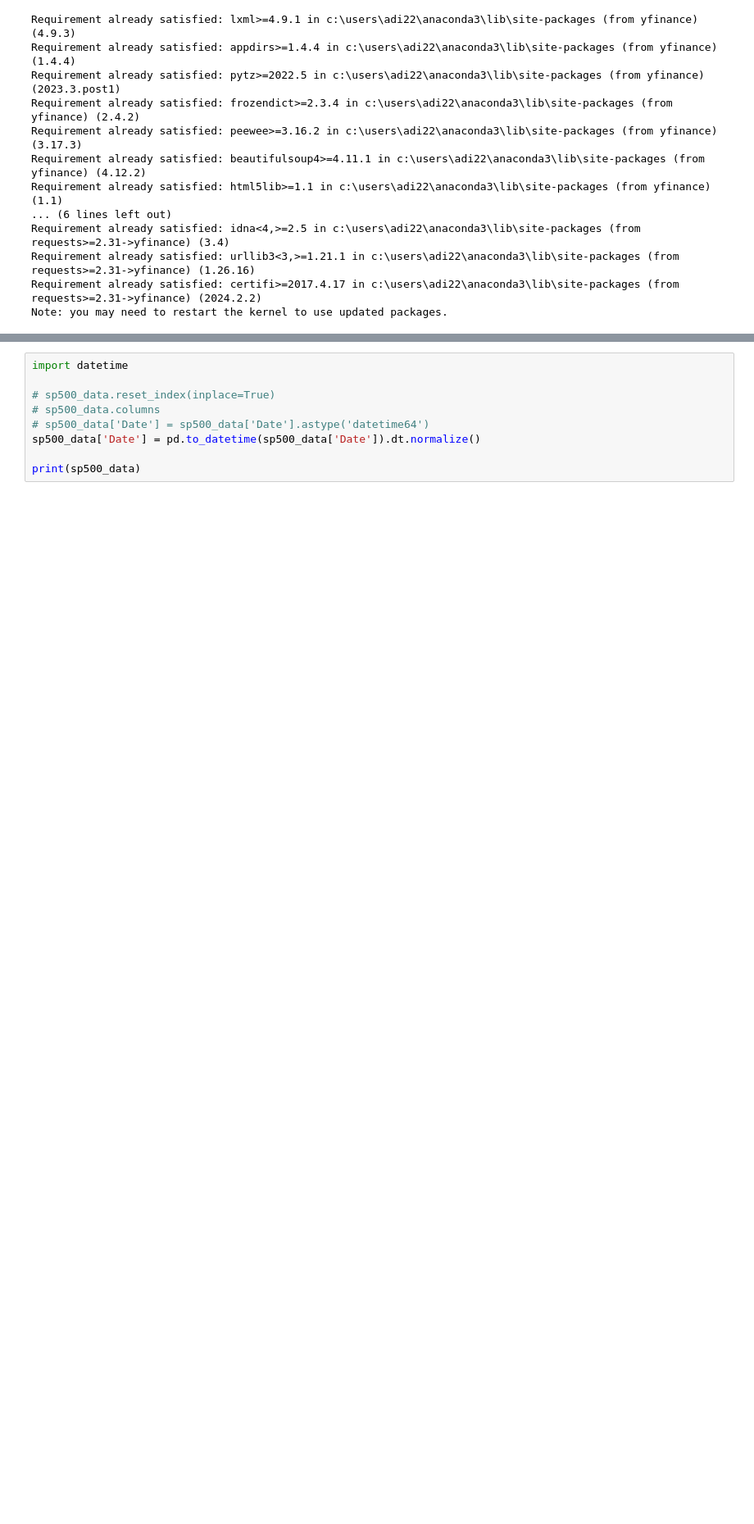
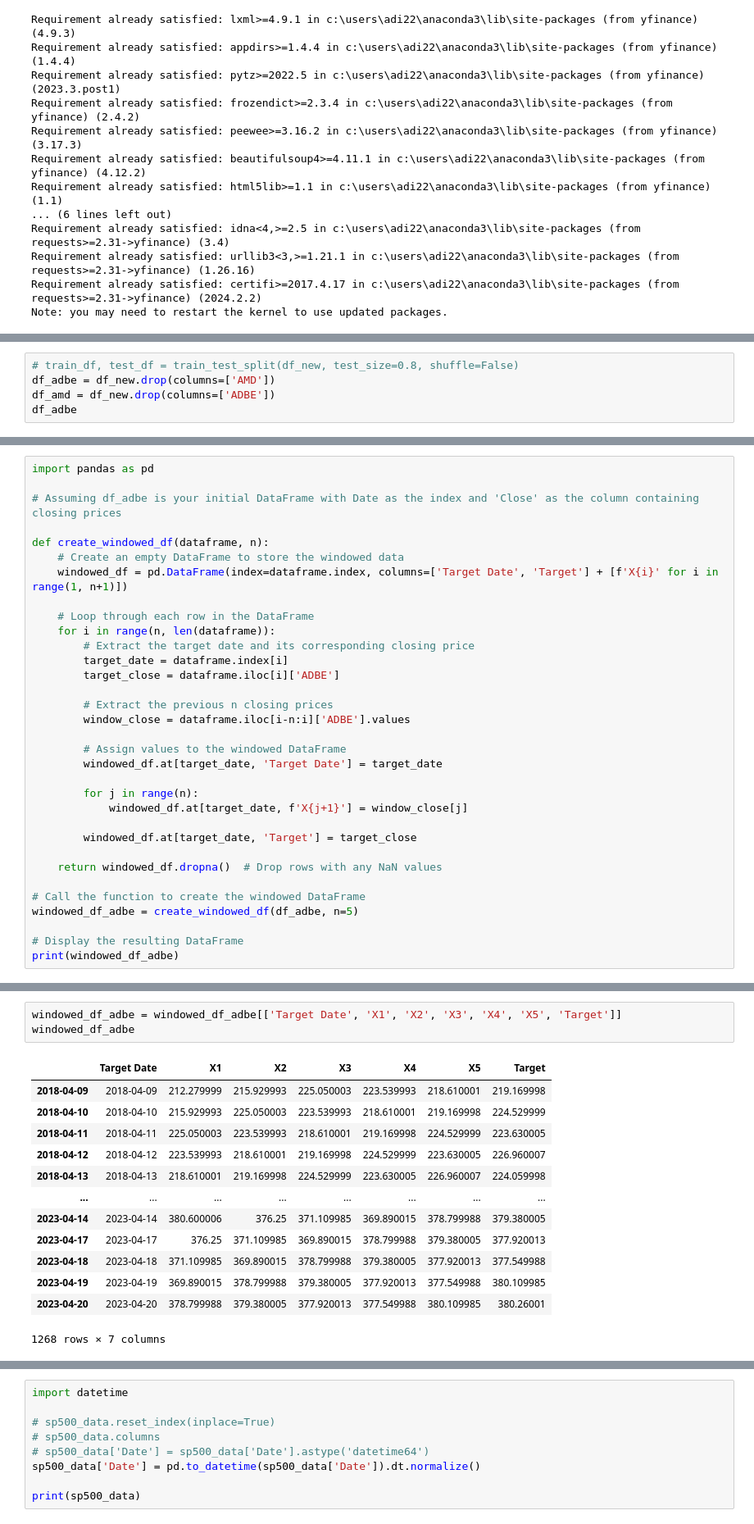
Before and after one commit to adi-suresh01/Pairs_Trading_Strategy_1, a Jupyter notebook: pairs.ipynb, the cells around one changed output, grey strips where cells are left out. Shown at 82% size. Saved outputs shown, nothing was run; the diff lists cells and outputs as text; blank space fills up the shorter version.

```diff
--- a/pairs.ipynb
+++ b/pairs.ipynb
@@ -82,0 +214,5 @@ print(stock_data.head())
+# %%
+# train_df, test_df = train_test_split(df_new, test_size=0.8, shuffle=False)
+df_adbe = df_new.drop(columns=['AMD'])
+df_amd = df_new.drop(columns=['ADBE'])
+df_adbe
@@ -82,0 +532,33 @@ print(stock_data.head())
+# %%
+import pandas as pd
+
+# Assuming df_adbe is your initial DataFrame with Date as the index and 'Close' as the column containing closing prices
+
+def create_windowed_df(dataframe, n):
+    # Create an empty DataFrame to store the windowed data
+    windowed_df = pd.DataFrame(index=dataframe.index, columns=['Target Date', 'Target'] + [f'X{i}' for i in range(1, n+1)])
+
+    # Loop through each row in the DataFrame
+    for i in range(n, len(dataframe)):
+        # Extract the target date and its corresponding closing price
+        target_date = dataframe.index[i]
+        target_close = dataframe.iloc[i]['ADBE']
+
+        # Extract the previous n closing prices
+        window_close = dataframe.iloc[i-n:i]['ADBE'].values
+
+        # Assign values to the windowed DataFrame
+        windowed_df.at[target_date, 'Target Date'] = target_date
+
+        for j in range(n):
+            windowed_df.at[target_date, f'X{j+1}'] = window_close[j]
+
+        windowed_df.at[target_date, 'Target'] = target_close
+
+    return windowed_df.dropna()  # Drop rows with any NaN values
+
+# Call the function to create the windowed DataFrame
+windowed_df_adbe = create_windowed_df(df_adbe, n=5)
+
+# Display the resulting DataFrame
+print(windowed_df_adbe)
@@ -82,0 +583,17 @@ print(stock_data.head())
+# %%
+windowed_df_adbe = windowed_df_adbe[['Target Date', 'X1', 'X2', 'X3', 'X4', 'X5', 'Target']]
+windowed_df_adbe
+# %% [output]
+|  | Target Date | X1 | X2 | X3 | X4 | X5 | Target |
+| 2018-04-09 | 2018-04-09 | 212.279999 | 215.929993 | 225.050003 | 223.539993 | 218.610001 | 219.169998 |
+| 2018-04-10 | 2018-04-10 | 215.929993 | 225.050003 | 223.539993 | 218.610001 | 219.169998 | 224.529999 |
+| 2018-04-11 | 2018-04-11 | 225.050003 | 223.539993 | 218.610001 | 219.169998 | 224.529999 | 223.630005 |
+| 2018-04-12 | 2018-04-12 | 223.539993 | 218.610001 | 219.169998 | 224.529999 | 223.630005 | 226.960007 |
+| 2018-04-13 | 2018-04-13 | 218.610001 | 219.169998 | 224.529999 | 223.630005 | 226.960007 | 224.059998 |
+| ... | ... | ... | ... | ... | ... | ... | ... |
+| 2023-04-14 | 2023-04-14 | 380.600006 | 376.25 | 371.109985 | 369.890015 | 378.799988 | 379.380005 |
+| 2023-04-17 | 2023-04-17 | 376.25 | 371.109985 | 369.890015 | 378.799988 | 379.380005 | 377.920013 |
+| 2023-04-18 | 2023-04-18 | 371.109985 | 369.890015 | 378.799988 | 379.380005 | 377.920013 | 377.549988 |
+| 2023-04-19 | 2023-04-19 | 369.890015 | 378.799988 | 379.380005 | 377.920013 | 377.549988 | 380.109985 |
+| 2023-04-20 | 2023-04-20 | 378.799988 | 379.380005 | 377.920013 | 377.549988 | 380.109985 | 380.26001 |
+1268 rows × 7 columns
```
Also changed, not shown: parts of 34 cells of this notebook.
